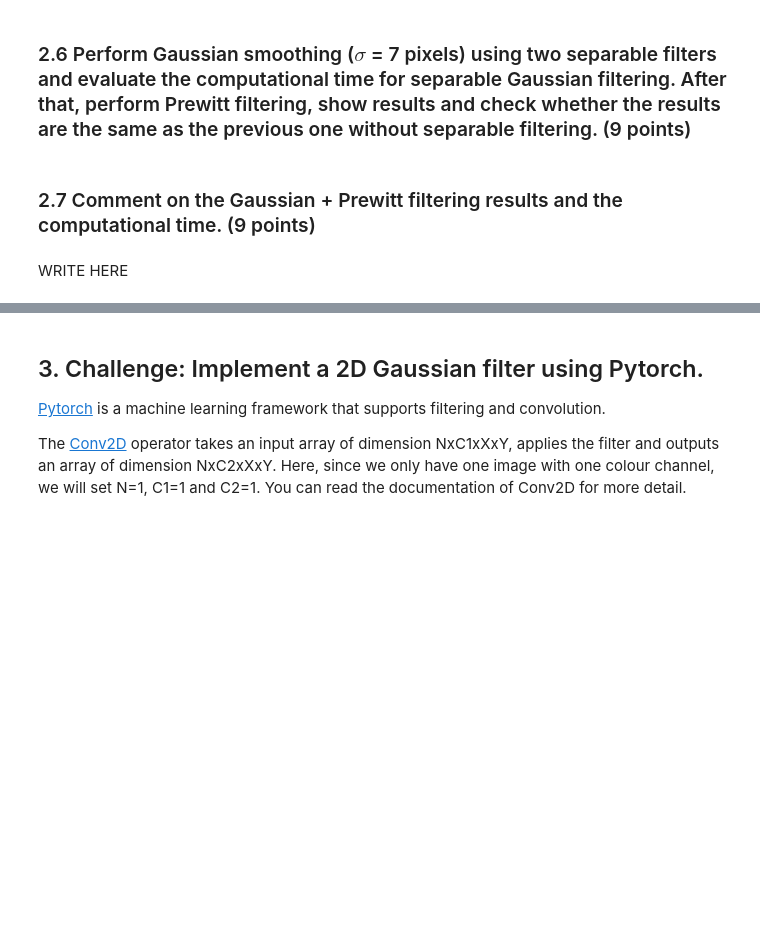
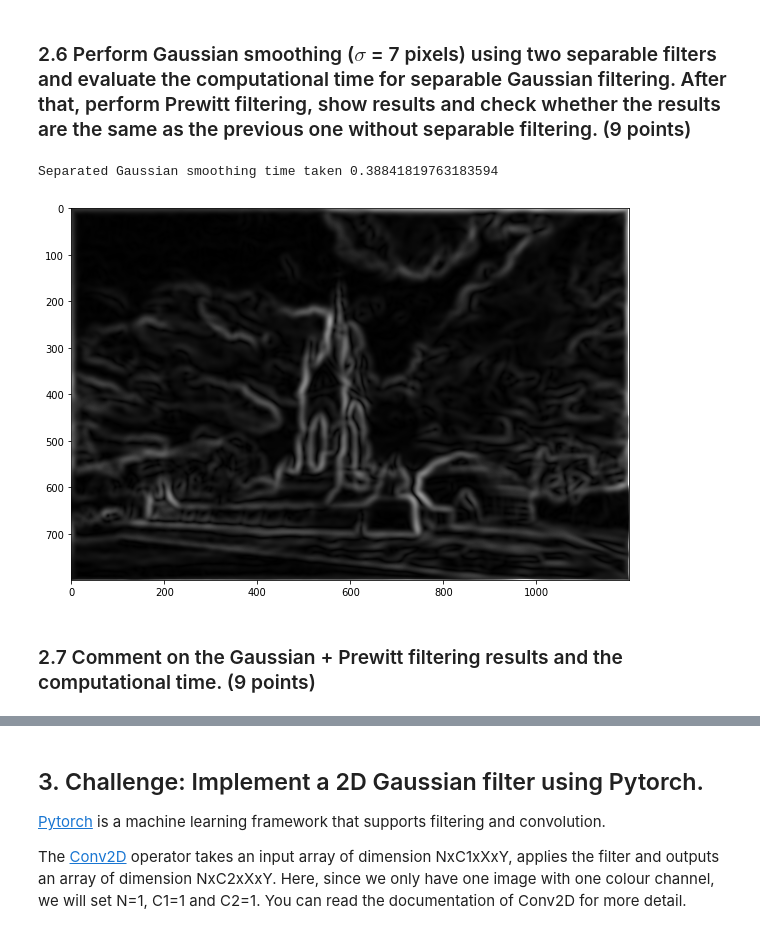
Before and after one commit to xw2519/Computer_Vision, a Jupyter notebook: Coursework/coursework_01/coursework_01.ipynb, the cells around one changed output, grey strips where cells are left out. Drawn from its saved outputs; the diff is of its cells as text; code cells hidden in the pictures; blank space fills up the shorter version.

```diff
--- a/Coursework/coursework_01/coursework_01.ipynb
+++ b/Coursework/coursework_01/coursework_01.ipynb
@@ -236,22 +255,28 @@ TypeError: Image data of dtype object cannot be converted to float
 ### 2.6 Perform Gaussian smoothing ($\sigma$ = 7 pixels) using two separable filters and evaluate the computational time for separable Gaussian filtering. After that, perform Prewitt filtering, show results and check whether the results are the same as the previous one without separable filtering. (9 points)
 # %%
 # Perform separable Gaussian smoothing and count time
-
+start_time = time.time()
+image_gauss_y_smoothed = scipy.signal.convolve2d(image_noisy, h_y, mode = 'same')
+image_gauss_smoothed = scipy.signal.convolve2d(image_gauss_y_smoothed, h_x, mode = 'same')
+end_time = time.time() - start_time
+print("Separated Gaussian smoothing time taken", end_time)
 
 # Prewitt filtering
-
+image_sx = scipy.signal.convolve2d(image_gauss_smoothed, prewitt_x, mode='same')
+image_sy = scipy.signal.convolve2d(image_gauss_smoothed, prewitt_y, mode='same')
 
 # Calculate the gradient magnitude
-grad_mag2 = ...
+grad_mag2 = np.sqrt(image_sx**2 + image_sy**2)
 
 # Display the gradient magnitude image (provided)
 plt.imshow(grad_mag2, cmap='gray', vmin=0, vmax=100)
 plt.gcf().set_size_inches(10, 8)
 
 # Check the difference between the current gradient magnitude map
 # and the previous one produced without separable filtering. You
 # can report the mean difference between the two.
+# %% [output]
+Separated Gaussian smoothing time taken 0.38841819763183594
+[figure, added]
 # %% [markdown]
 ### 2.7 Comment on the Gaussian + Prewitt filtering results and the computational time. (9 points)
-# %% [markdown]
-WRITE HERE
```
Also changed, not shown: parts of 9 cells of this notebook.
